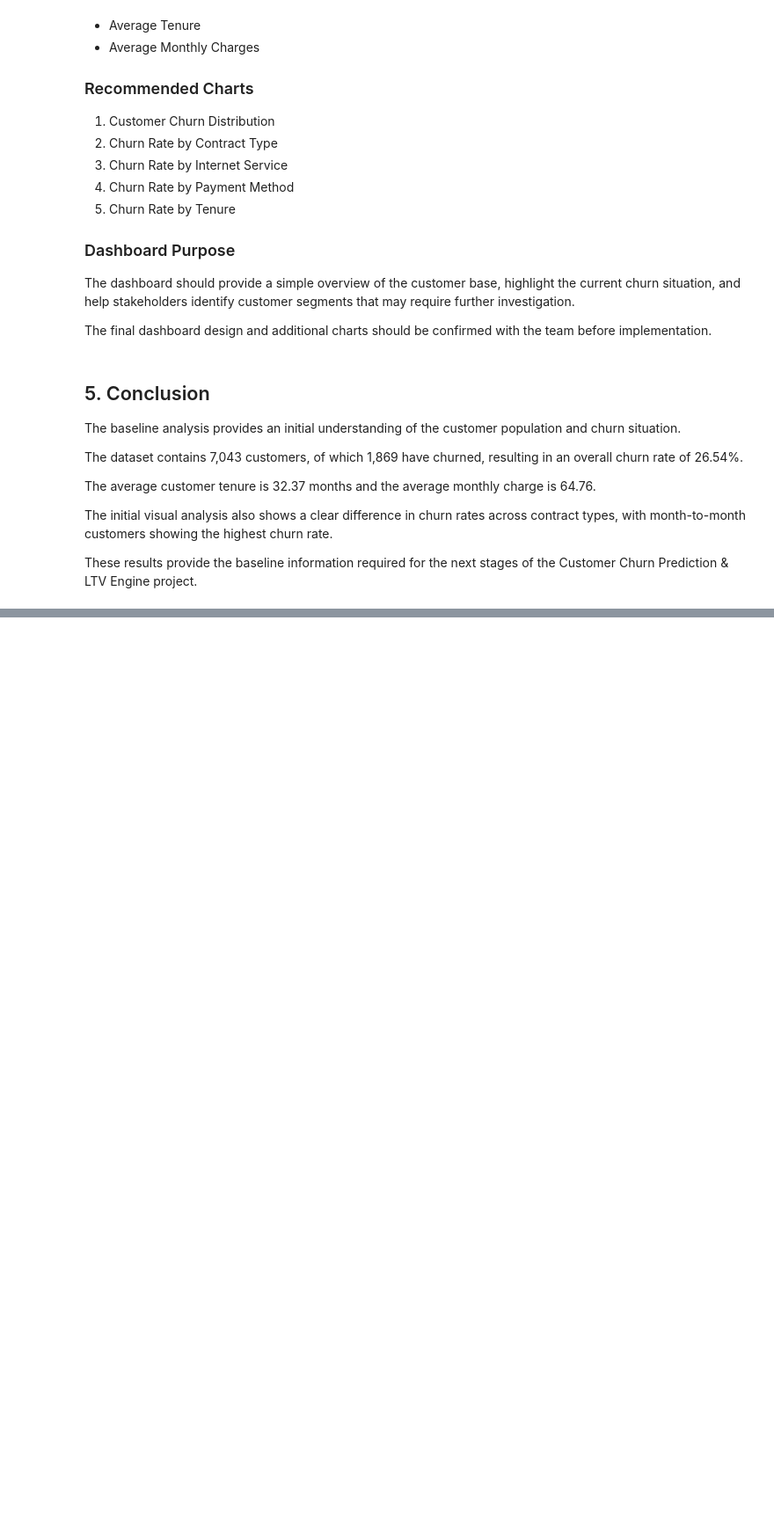
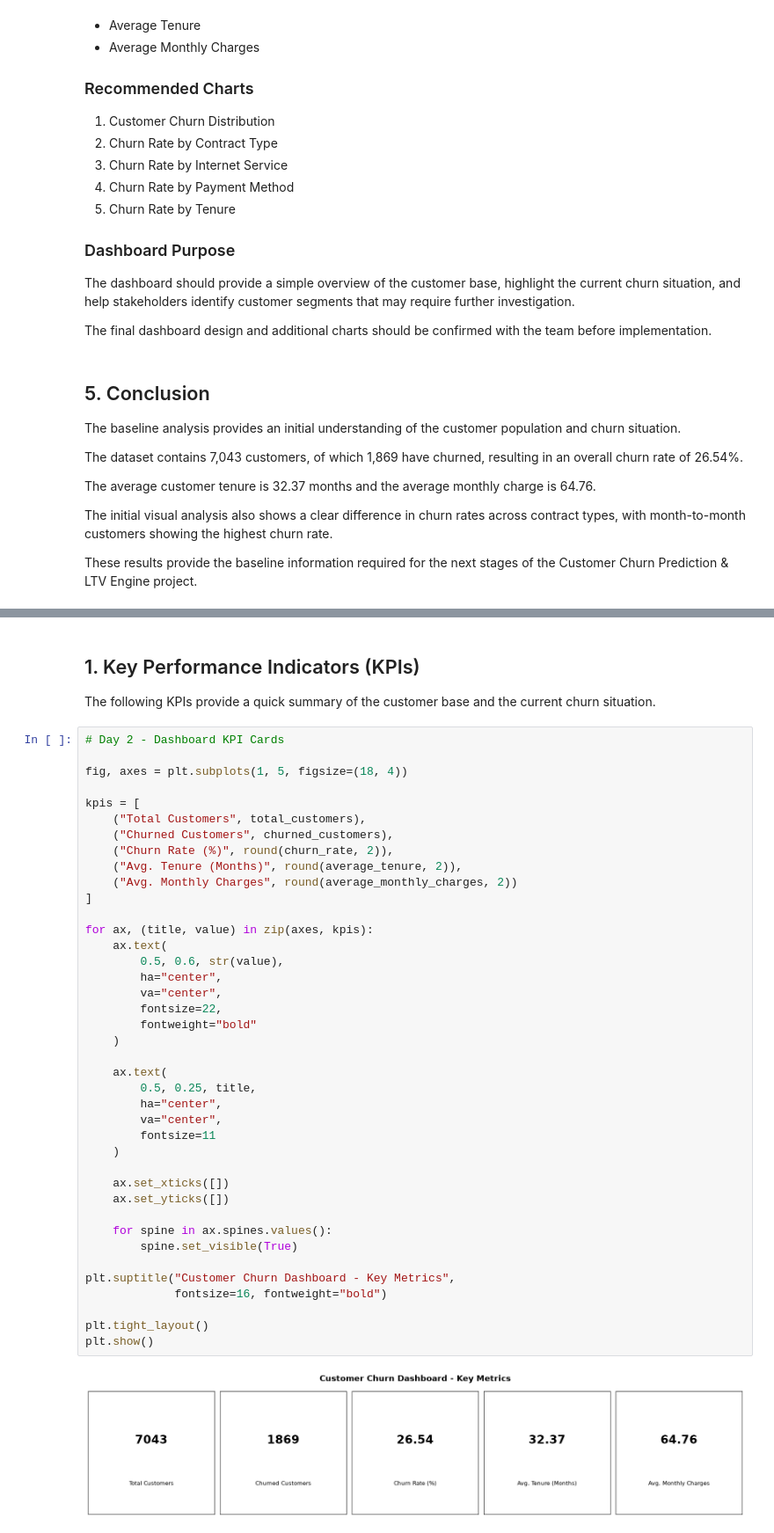
Before and after one commit to sagarsiddharth09-blip/customer-churn-LTV-engine, a Jupyter notebook: Akshay_Baseline_Analytics.ipynb, the cells around one changed output, grey strips where cells are left out. Shown at 88% size. Cells and saved outputs as stored; diff of their text form; blank space fills up the shorter version.

Commit message:
Add Day 2 dashboard draft

```diff
--- a/Akshay_Baseline_Analytics.ipynb
+++ b/Akshay_Baseline_Analytics.ipynb
@@ -261,0 +272,47 @@ next stages of the Customer Churn Prediction & LTV Engine project.
+# %% [markdown]
+## 1. Key Performance Indicators (KPIs)
+
+The following KPIs provide a quick summary of the customer base and
+the current churn situation.
+# %%
+# Day 2 - Dashboard KPI Cards
+
+fig, axes = plt.subplots(1, 5, figsize=(18, 4))
+
+kpis = [
+    ("Total Customers", total_customers),
+    ("Churned Customers", churned_customers),
+    ("Churn Rate (%)", round(churn_rate, 2)),
+    ("Avg. Tenure (Months)", round(average_tenure, 2)),
+    ("Avg. Monthly Charges", round(average_monthly_charges, 2))
+]
+
+for ax, (title, value) in zip(axes, kpis):
+    ax.text(
+        0.5, 0.6, str(value),
+        ha="center",
+        va="center",
+        fontsize=22,
+        fontweight="bold"
+    )
+
+    ax.text(
+        0.5, 0.25, title,
+        ha="center",
+        va="center",
+        fontsize=11
+    )
+
+    ax.set_xticks([])
+    ax.set_yticks([])
+
+    for spine in ax.spines.values():
+        spine.set_visible(True)
+
+plt.suptitle("Customer Churn Dashboard - Key Metrics",
+             fontsize=16, fontweight="bold")
+
+plt.tight_layout()
+plt.show()
+# %% [output]
+[figure, added]
```
Also changed, not shown: parts of 11 cells of this notebook.
